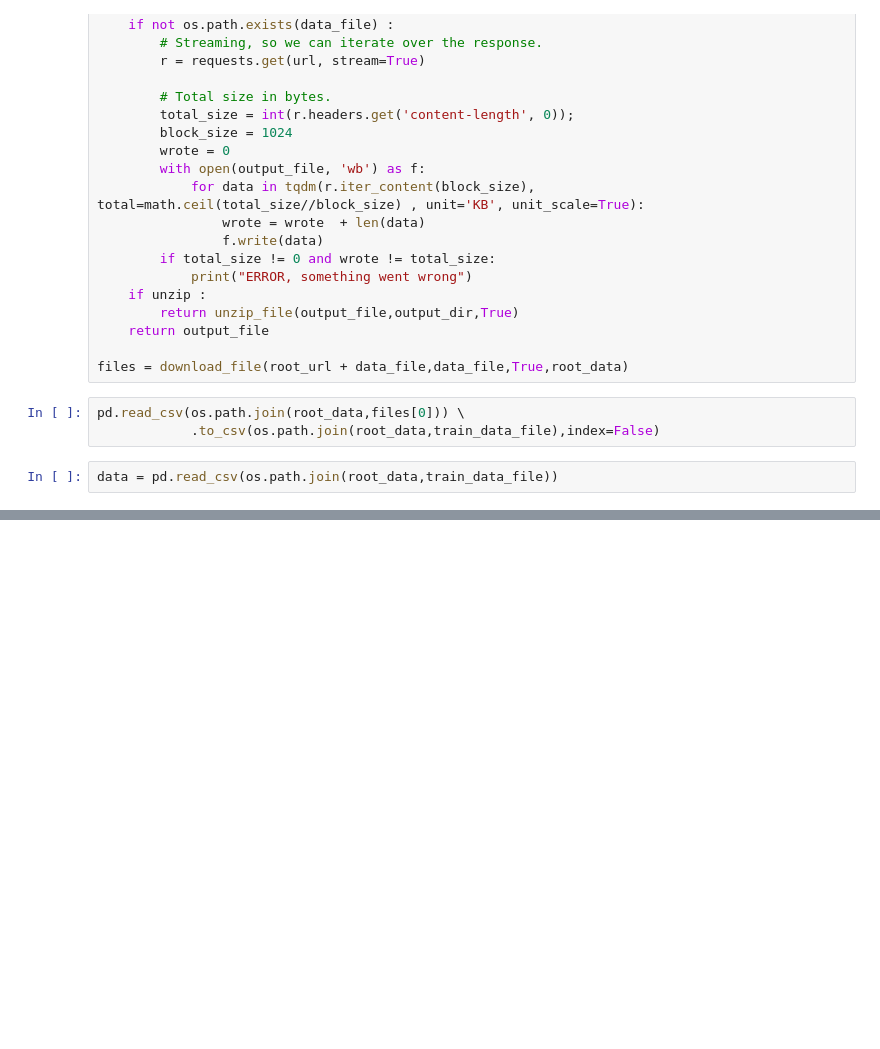
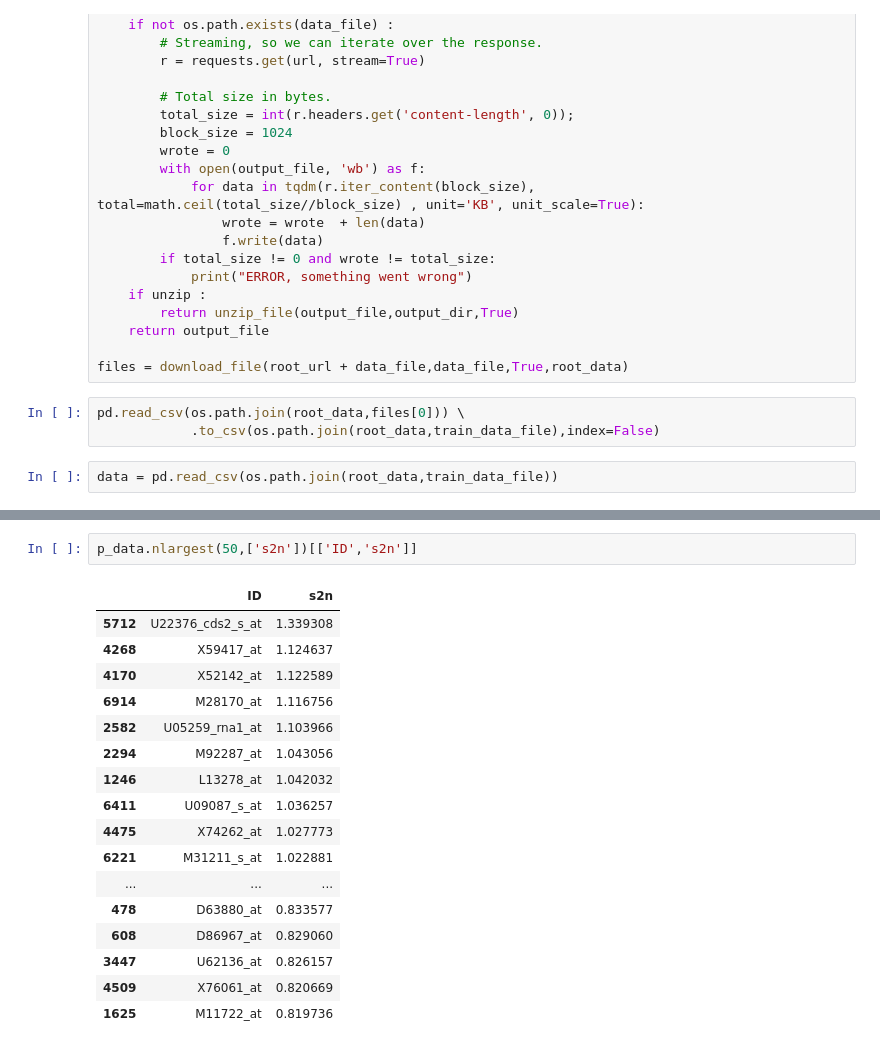
Before and after one commit to erfanMhi/kdnuggets-data-mining-course, a Jupyter notebook: Phase 4/Preprocessing.ipynb, the cells around one changed output, grey strips where cells are left out. Cells and saved outputs as stored; diff of their text form; blank space fills up the shorter version.

```diff
--- a/Phase 4/Preprocessing.ipynb
+++ b/Phase 4/Preprocessing.ipynb
@@ -68,0 +138,20 @@ Lowest fold diffrence is 0 and 476 rows have it
+# %%
+p_data.nlargest(50,['s2n'])[['ID','s2n']]
+# %% [output]
+|  | ID | s2n |
+| 5712 | U22376_cds2_s_at | 1.339308 |
+| 4268 | X59417_at | 1.124637 |
+| 4170 | X52142_at | 1.122589 |
+| 6914 | M28170_at | 1.116756 |
+| 2582 | U05259_rna1_at | 1.103966 |
+| 2294 | M92287_at | 1.043056 |
+| 1246 | L13278_at | 1.042032 |
+| 6411 | U09087_s_at | 1.036257 |
+| 4475 | X74262_at | 1.027773 |
+| 6221 | M31211_s_at | 1.022881 |
+| ... | ... | ... |
+| 478 | D63880_at | 0.833577 |
+| 608 | D86967_at | 0.829060 |
+| 3447 | U62136_at | 0.826157 |
+| 4509 | X76061_at | 0.820669 |
+| 1625 | M11722_at | 0.819736 |
```
Also changed, not shown: parts of 9 cells of this notebook.
